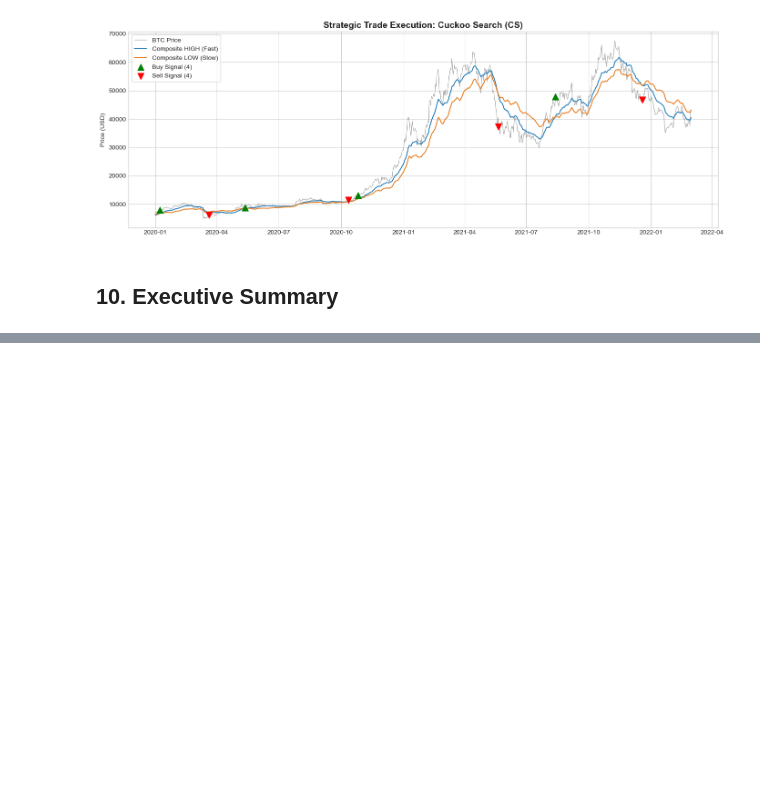
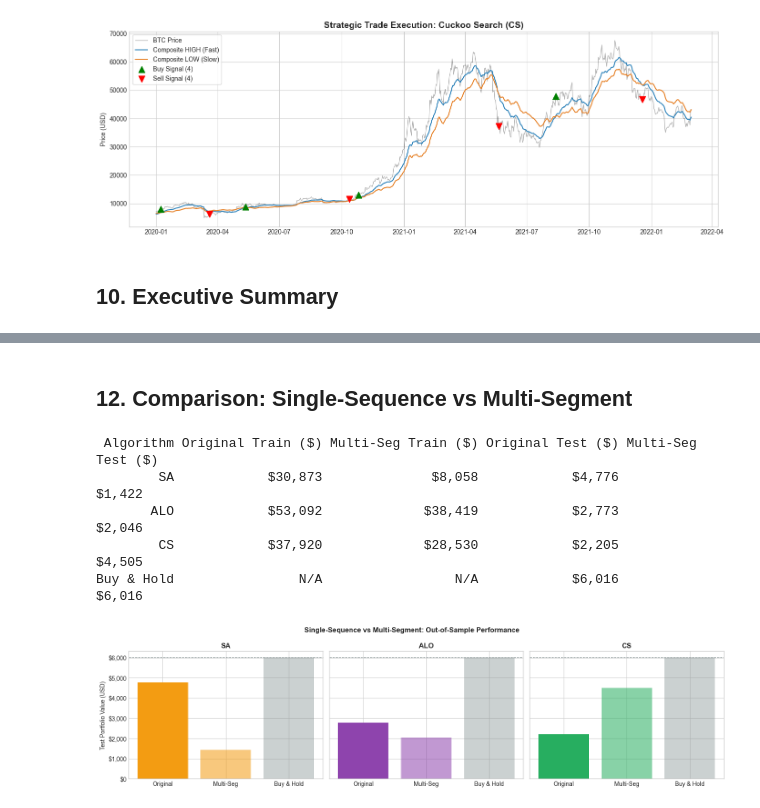
Before and after one commit to LingxiaoMa/ai_trading_bots, a Jupyter notebook: code.ipynb, the cells around one changed output, grey strips where cells are left out. Cells and saved outputs as stored; diff of their text form; code cells hidden in the pictures; blank space fills up the shorter version.

```diff
--- a/code.ipynb
+++ b/code.ipynb
@@ -432,0 +523,42 @@ Simulated Annealing       $30,872.92           $4,776.36              377.6%
+# %% [markdown]
+## 12. Comparison: Single-Sequence vs Multi-Segment
+# %%
+sa_ms_test  = evaluate_fitness(sa_ms_params,  test_prices, initial_cash=INITIAL_CASH)
+alo_ms_test = evaluate_fitness(alo_ms_params, test_prices, initial_cash=INITIAL_CASH)
+cs_ms_test  = evaluate_fitness(cs_ms_params,  test_prices, initial_cash=INITIAL_CASH)
+
+comparison = pd.DataFrame({
+    'Algorithm':           ['SA',                 'ALO',                'CS',                'Buy & Hold'],
+    'Original Train ($)':  [f'${sa_train:,.0f}',  f'${alo_train:,.0f}', f'${cs_train:,.0f}', 'N/A'],
+    'Multi-Seg Train ($)': [f'${sa_ms_train:,.0f}',f'${alo_ms_train:,.0f}',f'${cs_ms_train:,.0f}','N/A'],
+    'Original Test ($)':   [f'${sa_test_val:,.0f}',f'${alo_test_val:,.0f}',f'${cs_test_val:,.0f}',f'${bh_test_val:,.0f}'],
+    'Multi-Seg Test ($)':  [f'${sa_ms_test:,.0f}', f'${alo_ms_test:,.0f}', f'${cs_ms_test:,.0f}', f'${bh_test_val:,.0f}'],
+})
+print(comparison.to_string(index=False))
+
+fig, axes = plt.subplots(1, 3, figsize=(15, 4), sharey=True)
+algos = [('SA',  sa_test_val,  sa_ms_test,  '#f39c12'),
+         ('ALO', alo_test_val, alo_ms_test, '#8e44ad'),
+         ('CS',  cs_test_val,  cs_ms_test,  '#27ae60')]
+
+for ax, (name, orig, ms, color) in zip(axes, algos):
+    bars = ax.bar(['Original', 'Multi-Seg', 'Buy & Hold'],
+                  [orig, ms, bh_test_val],
+                  color=[color, color, '#7f8c8d'])
+    bars[1].set_alpha(0.55)
+    bars[2].set_alpha(0.4)
+    ax.set_title(name, fontweight='bold')
+    ax.yaxis.set_major_formatter(plt.FuncFormatter(lambda v, _: f'${v:,.0f}'))
+    ax.axhline(bh_test_val, color='#7f8c8d', linestyle='--', linewidth=1)
+
+axes[0].set_ylabel('Test Portfolio Value (USD)')
+plt.suptitle('Single-Sequence vs Multi-Segment: Out-of-Sample Performance', fontweight='bold')
+plt.tight_layout()
+plt.show()
+# %% [output]
+ Algorithm Original Train ($) Multi-Seg Train ($) Original Test ($) Multi-Seg Test ($)
+        SA            $30,873              $8,058            $4,776             $1,422
+       ALO            $53,092             $38,419            $2,773             $2,046
+        CS            $37,920             $28,530            $2,205             $4,505
+Buy & Hold                N/A                 N/A            $6,016             $6,016
+[figure, added]
```
Also changed, not shown: parts of 14 cells of this notebook, 1 other file.
